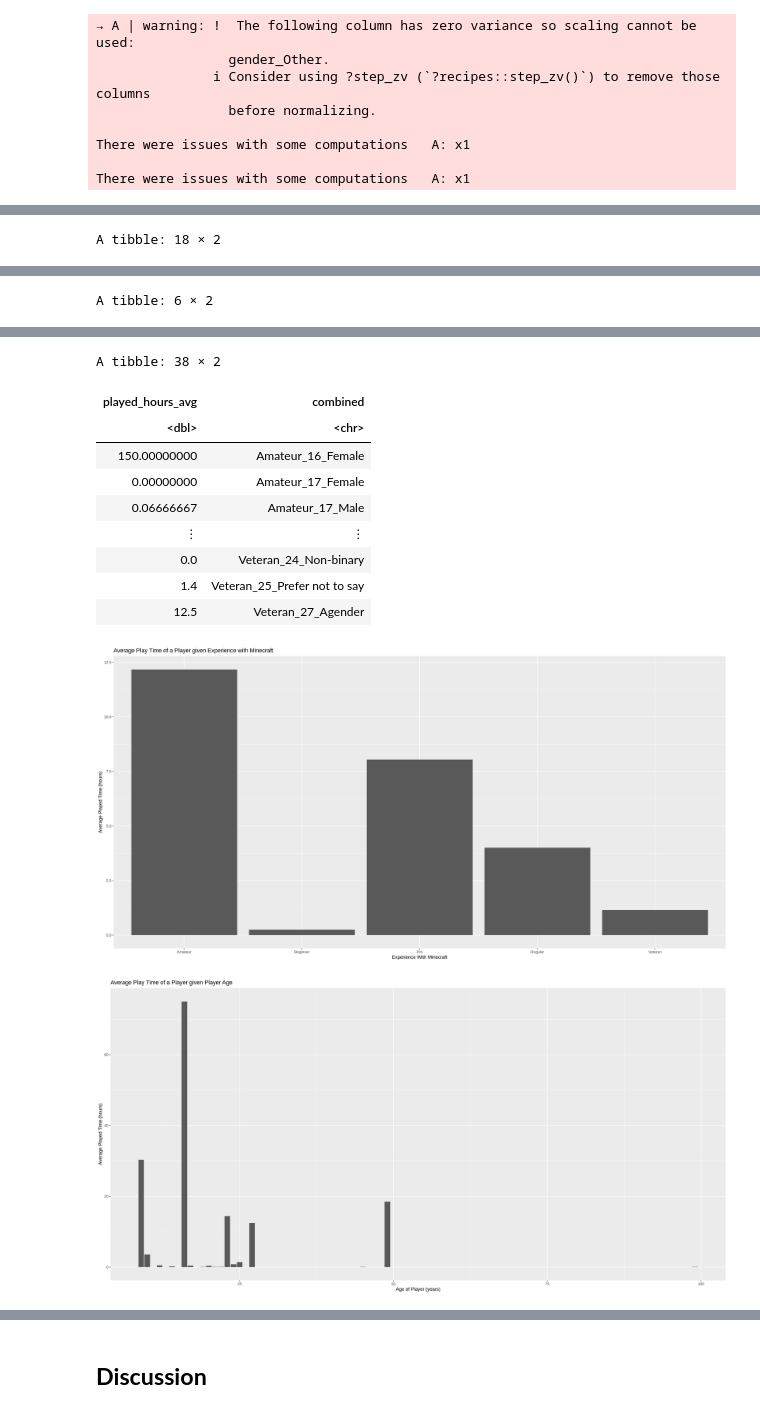
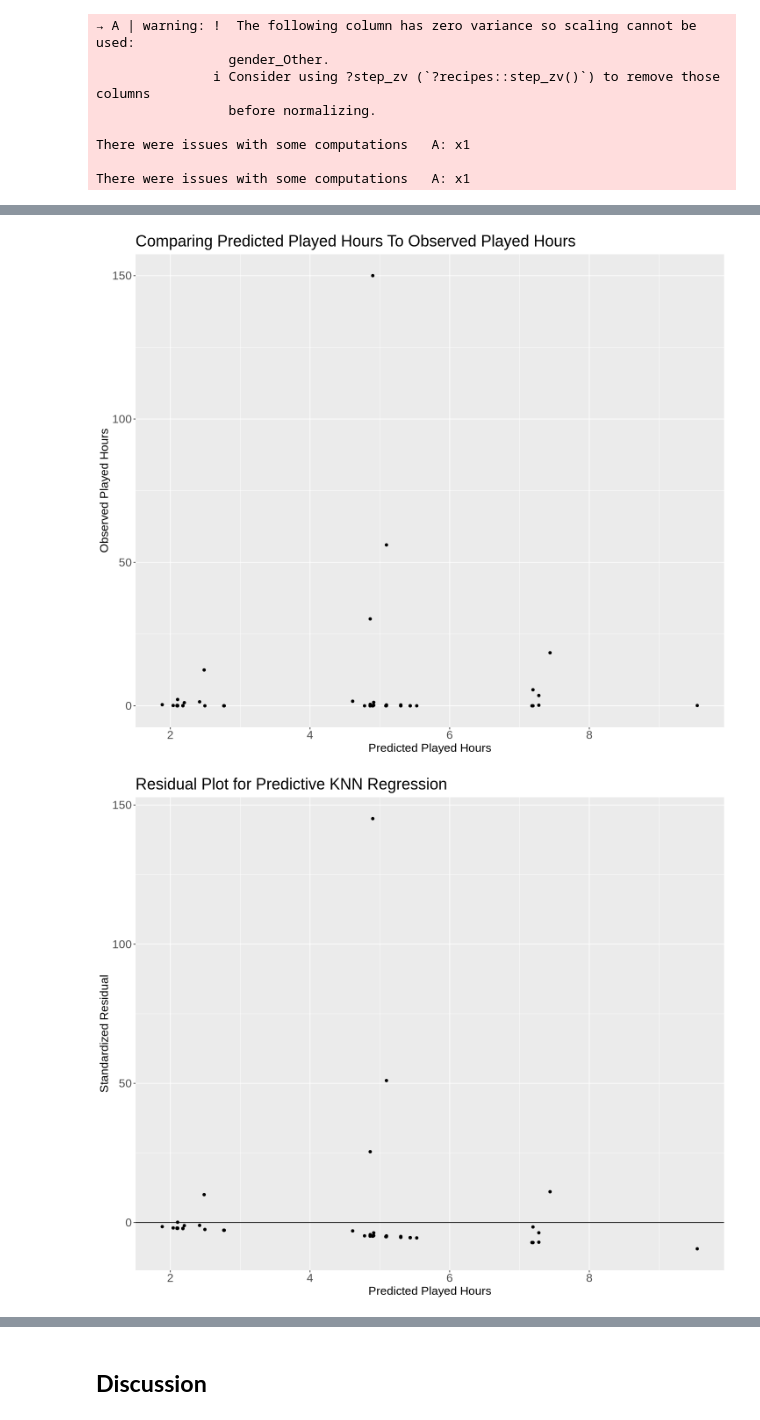
Before and after one commit to ConnorWon/DSCI-100-Project-009-025, a Jupyter notebook: final_report.ipynb, the cells around one changed output, grey strips where cells are left out. Cells and saved outputs as stored; diff of their text form; code cells hidden in the pictures.

```diff
--- a/final_report.ipynb
+++ b/final_report.ipynb
@@ -74,7 +74,7 @@ tuning_spec <- nearest_neighbor(weight_func = "rectangular", neighbors = tune())
 
 # Create recipe for training data
 predict_recipe <- recipe(played_hours ~ experience + gender + age, data = data_training) |>
-        step_dummy(all_nominal_predictors()) |>
+        step_dummy(experience, gender) |>
       step_scale(all_predictors()) |>
       step_center(all_predictors())
 
@@ -119,52 +119,22 @@ predict_table <- predict_fit |>
                     predict(data_testing) |>
                     bind_cols(data_testing)
 
-# Create a table that outlines the averages of the differing groups for each individual quality (experience, age, gender)
-experience_metrics <- predict_table |>
-                    group_by(experience) |>
-                    summarize(played_hours_avg = mean(played_hours))
-experience_metrics
-age_metrics <- predict_table |>
-                    group_by(age) |>
-                    summarize(played_hours_avg = mean(played_hours))
-age_metrics
-gender_metrics <- predict_table |>
-                    group_by(gender) |>
-                    summarize(played_hours_avg = mean(played_hours))
-gender_metrics
+# Create a table to analyze the residuals between predicted and observed played hours
+residuals <- predict_table |> mutate(residual = played_hours - .pred) |> select(.pred, residual)
 
-# Create a table that outlines the averages of the differing groups pertaining to all qualities
-all_metrics <- predict_table |>
-                    group_by(experience, age, gender) |>
-                    summarize(played_hours_avg = mean(played_hours), .groups = "keep") |>
-                    ungroup() |>
-                    mutate(combined = paste(experience, age, gender, sep = "_")) |>
-                    select(-experience, -age, -gender)
-all_metrics
+# Create a plot comparing the observed played hours with the predicted played hours
+options(repr.plot.width = 12, repr.plot.height = 10)
+predict_vs_observed <- ggplot(predict_table, aes(x = .pred, y = played_hours)) +
+    geom_point() +
+    labs(x = "Predicted Played Hours", y = "Observed Played Hours", title = "Comparing Predicted Played Hours To Observed Played Hours") +
+    theme(text = element_text(size = 18), axis.title = element_text(size = 16), axis.text = element_text(size = 16))
+predict_vs_observed
 
-
-# Create plots for each of the averages collected for each grouping (individual and the combined)
-experience_plot <- ggplot(experience_metrics, aes(x = experience, y = played_hours_avg)) +
-    geom_bar(stat = "identity") +
-    labs(x = "Experience With Minecraft", y = "Average Played Time (hours)", title = "Average Play Time of a Player given Experience with Minecraft")
-experience_plot
-
-options(repr.plot.width = 20, repr.plot.height = 10)
-age_plot <- ggplot(age_metrics, aes(x = age, y = played_hours_avg)) +
-    geom_bar(stat = "identity") +
-    labs(x = "Age of Player (years)", y = "Average Played Time (hours)", title = "Average Play Time of a Player given Player Age")
-age_plot
-
-options(repr.plot.width = 12, repr.plot.height = 10)
-gender_plot <- ggplot(gender_metrics, aes(x = gender, y = played_hours_avg)) +
-    geom_bar(stat = "identity") +
-    labs(x = "Gender of Player", y = "Average Played Time (hours)", title = "Average Play Time of a Player given Player Gender")
-gender_plot
-
-options(repr.plot.width = 20, repr.plot.height = 10)
-combined_plot <- ggplot(all_metrics, aes(x = combined, y = played_hours_avg)) +
-      geom_bar(stat = "identity") +
-    labs(x = "Experience, Age, and Gender of Player", y = "Average Played Time (hours)", title = "Average Play Time of a Player given Experience, Age, and Gender") +
-    theme(axis.text.x = element_text(angle = 90, vjust = 0.5, hjust = 1))
-combined_plot
+# Create a residual plot to show the differences between predicted played hours and observed played hours
+residual_plot <- ggplot(residuals, aes(x = .pred, y = residual)) +
+    geom_point() +
+    geom_hline(aes(yintercept = 0)) +
+    labs(x = "Predicted Played Hours", y = "Residual", title = "Residual Plot for Predictive KNN Regression") +
+    theme(text = element_text(size = 18), axis.title = element_text(size = 16), axis.text = element_text(size = 16))
+residual_plot
 # %% [output]
@@ -179 +140,0 @@ A tibble: 5 × 2
-A tibble: 18 × 2
@@ -189 +140,0 @@ A tibble: 18 × 2
-A tibble: 6 × 2
@@ -198,12 +141,2 @@ A tibble: 6 × 2
-A tibble: 38 × 2
-| played_hours_avg | combined |
-| <dbl> | <chr> |
-| 150.00000000 | Amateur_16_Female |
-| 0.00000000 | Amateur_17_Female |
-| 0.06666667 | Amateur_17_Male |
-| ⋮ | ⋮ |
-| 0.0 | Veteran_24_Non-binary |
-| 1.4 | Veteran_25_Prefer not to say |
-| 12.5 | Veteran_27_Agender |
-[figure, old version]
+[figure, new version]
-[figure, old version]
+[figure, new version]
```
Also changed, not shown: parts of 2 cells of this notebook.
